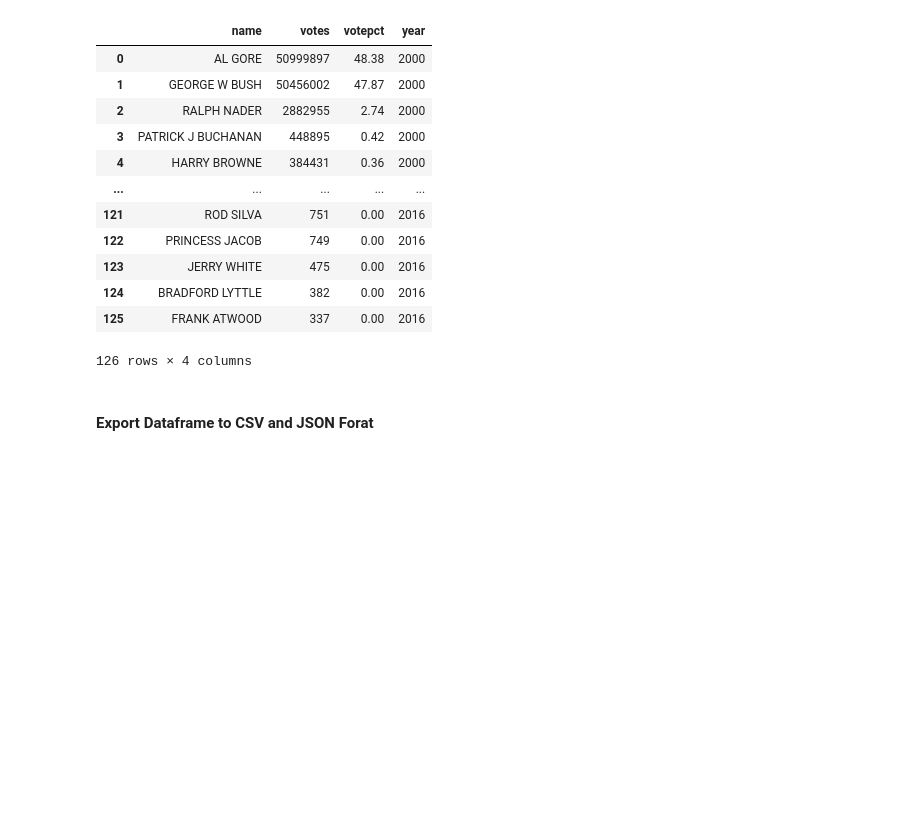
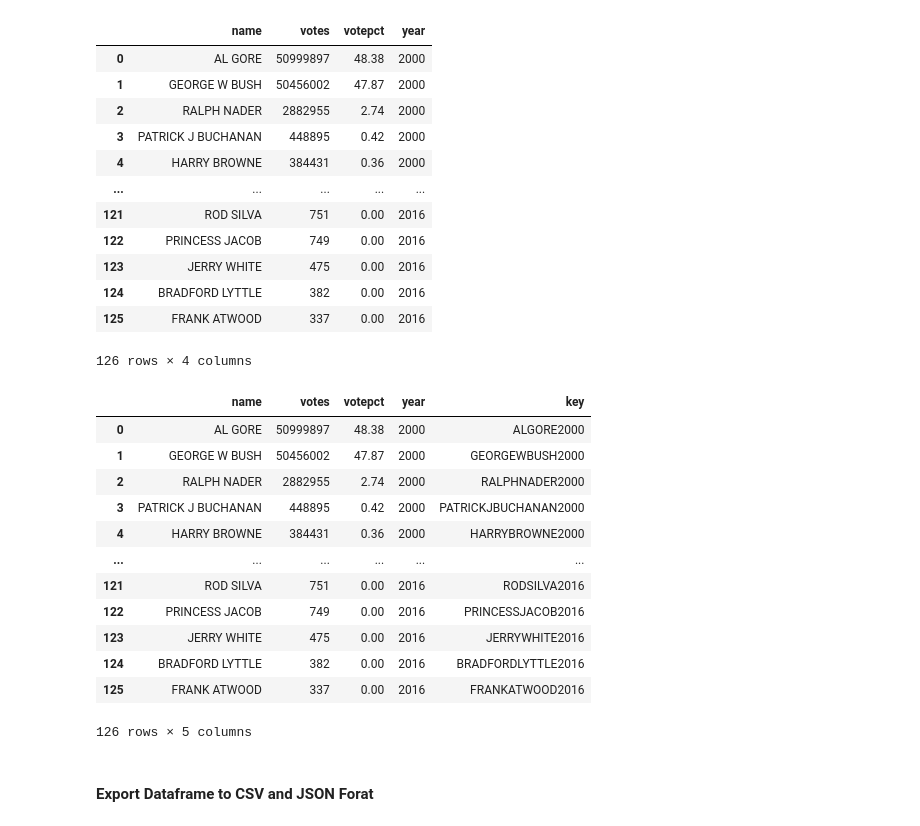
Before and after one commit to jrhoads1004/ETL_project, a Jupyter notebook: MainNotebook.ipynb, the cells around one changed output. Drawn from its saved outputs; the diff is of its cells as text; code cells hidden in the pictures; blank space fills up the shorter version.

```diff
--- a/MainNotebook.ipynb
+++ b/MainNotebook.ipynb
@@ -187,6 +206,25 @@ election_df
 | 124 | BRADFORD LYTTLE | 382 | 0.00 | 2016 |
 | 125 | FRANK ATWOOD | 337 | 0.00 | 2016 |
 126 rows × 4 columns
+# %%
+# add new column for key
+election_df["key"] = election_df["name"] + election_df["year"].astype(str)
+election_df["key"] = election_df["key"].replace(" ", "", regex=True)
+election_df
+# %% [output]
+|  | name | votes | votepct | year | key |
+| 0 | AL GORE | 50999897 | 48.38 | 2000 | ALGORE2000 |
+| 1 | GEORGE W BUSH | 50456002 | 47.87 | 2000 | GEORGEWBUSH2000 |
+| 2 | RALPH NADER | 2882955 | 2.74 | 2000 | RALPHNADER2000 |
+| 3 | PATRICK J BUCHANAN | 448895 | 0.42 | 2000 | PATRICKJBUCHANAN2000 |
+| 4 | HARRY BROWNE | 384431 | 0.36 | 2000 | HARRYBROWNE2000 |
+| ... | ... | ... | ... | ... | ... |
+| 121 | ROD SILVA | 751 | 0.00 | 2016 | RODSILVA2016 |
+| 122 | PRINCESS JACOB | 749 | 0.00 | 2016 | PRINCESSJACOB2016 |
+| 123 | JERRY WHITE | 475 | 0.00 | 2016 | JERRYWHITE2016 |
+| 124 | BRADFORD LYTTLE | 382 | 0.00 | 2016 | BRADFORDLYTTLE2016 |
+| 125 | FRANK ATWOOD | 337 | 0.00 | 2016 | FRANKATWOOD2016 |
+126 rows × 5 columns
 # %% [markdown]
 <h4>Export Dataframe to CSV and JSON Forat</h4>
 # %%
```
Also changed, not shown: parts of 4 cells of this notebook, 4 other files.
